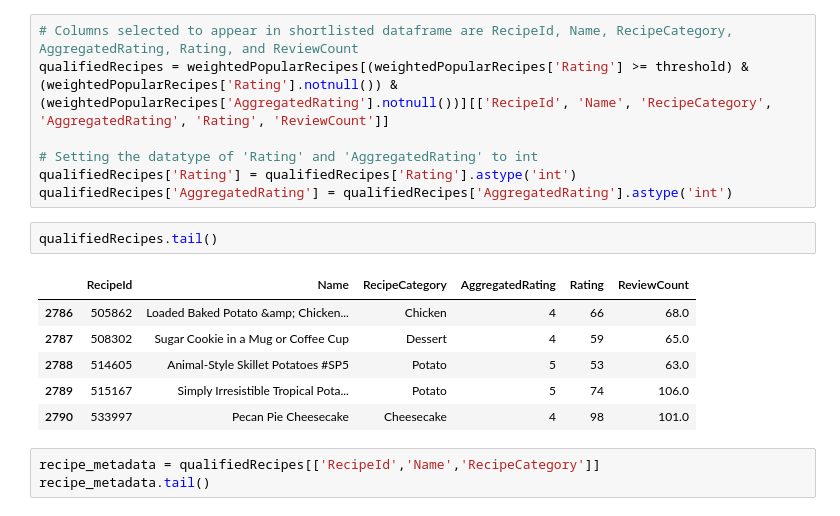
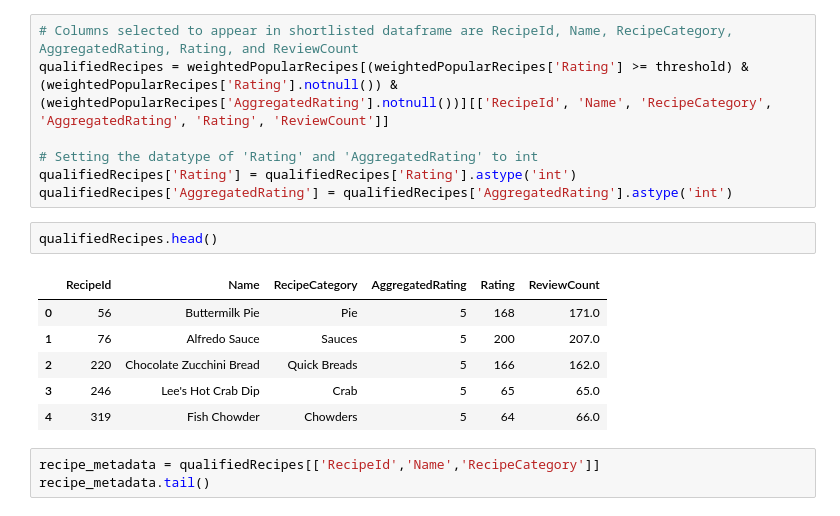
Before and after one commit to dumpfordummy/BACS2003-Recipe-Recommendation, a Jupyter notebook: Engage-22-Project-Bongrub-main/Engage-22-Project-Bongrub-main/KNNModel.ipynb, the cells around one changed output. Drawn from its saved outputs; the diff is of its cells as text.

```diff
--- a/Engage-22-Project-Bongrub-main/Engage-22-Project-Bongrub-main/KNNModel.ipynb
+++ b/Engage-22-Project-Bongrub-main/Engage-22-Project-Bongrub-main/KNNModel.ipynb
@@ -161,14 +161,14 @@ qualifiedRecipes = weightedPopularRecipes[(weightedPopularRecipes['Rating'] >= t
 qualifiedRecipes['Rating'] = qualifiedRecipes['Rating'].astype('int')
 qualifiedRecipes['AggregatedRating'] = qualifiedRecipes['AggregatedRating'].astype('int')
 # %%
-qualifiedRecipes.tail()
+qualifiedRecipes.head()
 # %% [output]
 |  | RecipeId | Name | RecipeCategory | AggregatedRating | Rating | ReviewCount |
-| 2786 | 505862 | Loaded Baked Potato &amp; Chicken... | Chicken | 4 | 66 | 68.0 |
-| 2787 | 508302 | Sugar Cookie in a Mug or Coffee Cup | Dessert | 4 | 59 | 65.0 |
-| 2788 | 514605 | Animal-Style Skillet Potatoes #SP5 | Potato | 5 | 53 | 63.0 |
-| 2789 | 515167 | Simply Irresistible Tropical Pota... | Potato | 5 | 74 | 106.0 |
-| 2790 | 533997 | Pecan Pie Cheesecake | Cheesecake | 4 | 98 | 101.0 |
+| 0 | 56 | Buttermilk Pie | Pie | 5 | 168 | 171.0 |
+| 1 | 76 | Alfredo Sauce | Sauces | 5 | 200 | 207.0 |
+| 2 | 220 | Chocolate Zucchini Bread | Quick Breads | 5 | 166 | 162.0 |
+| 3 | 246 | Lee's Hot Crab Dip | Crab | 5 | 65 | 65.0 |
+| 4 | 319 | Fish Chowder | Chowders | 5 | 64 | 66.0 |
 # %%
 recipe_metadata = qualifiedRecipes[['RecipeId','Name','RecipeCategory']]
 recipe_metadata.tail()
```
Also changed, not shown: parts of 3 cells of this notebook, 4 other files.
